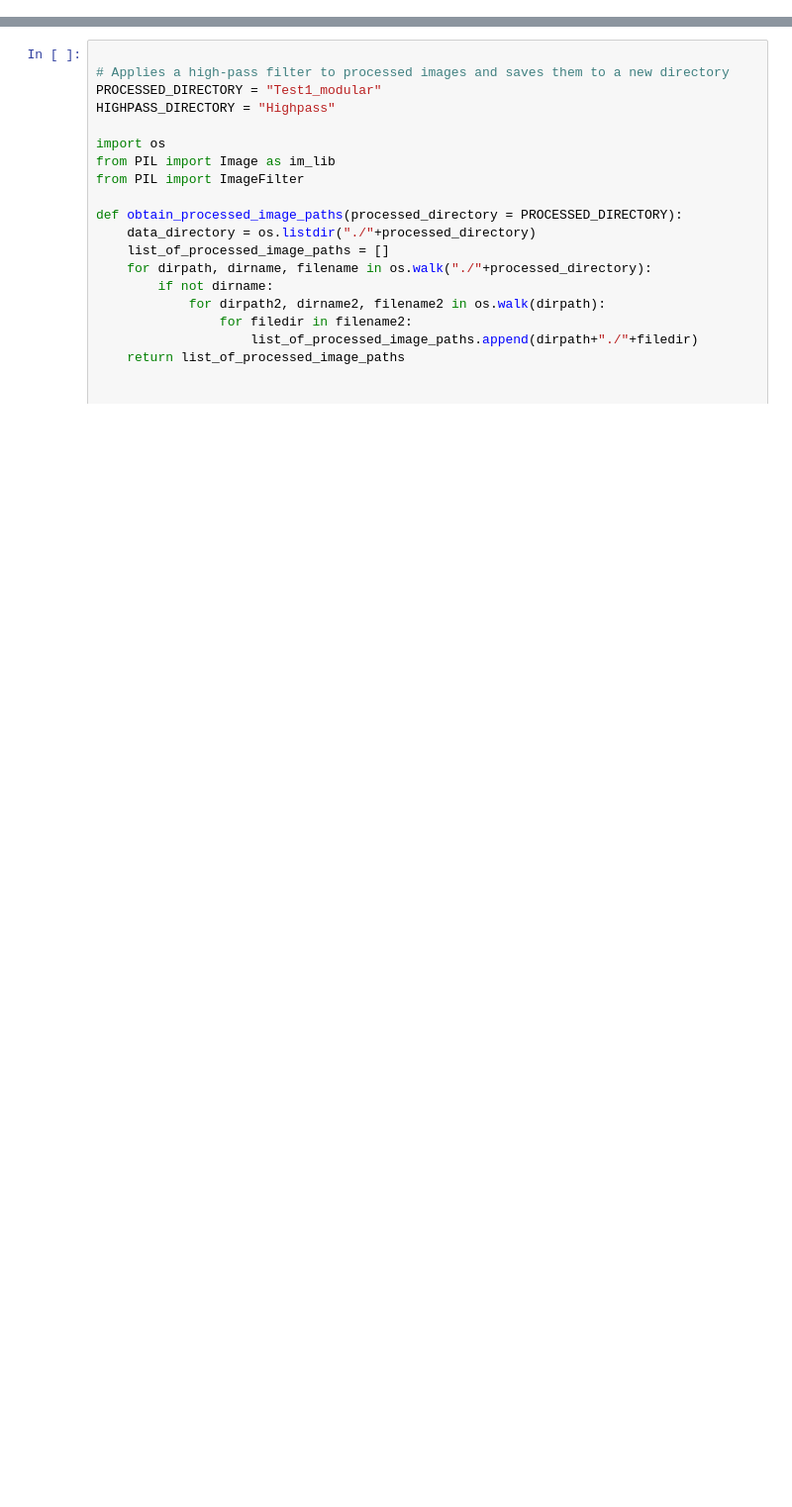
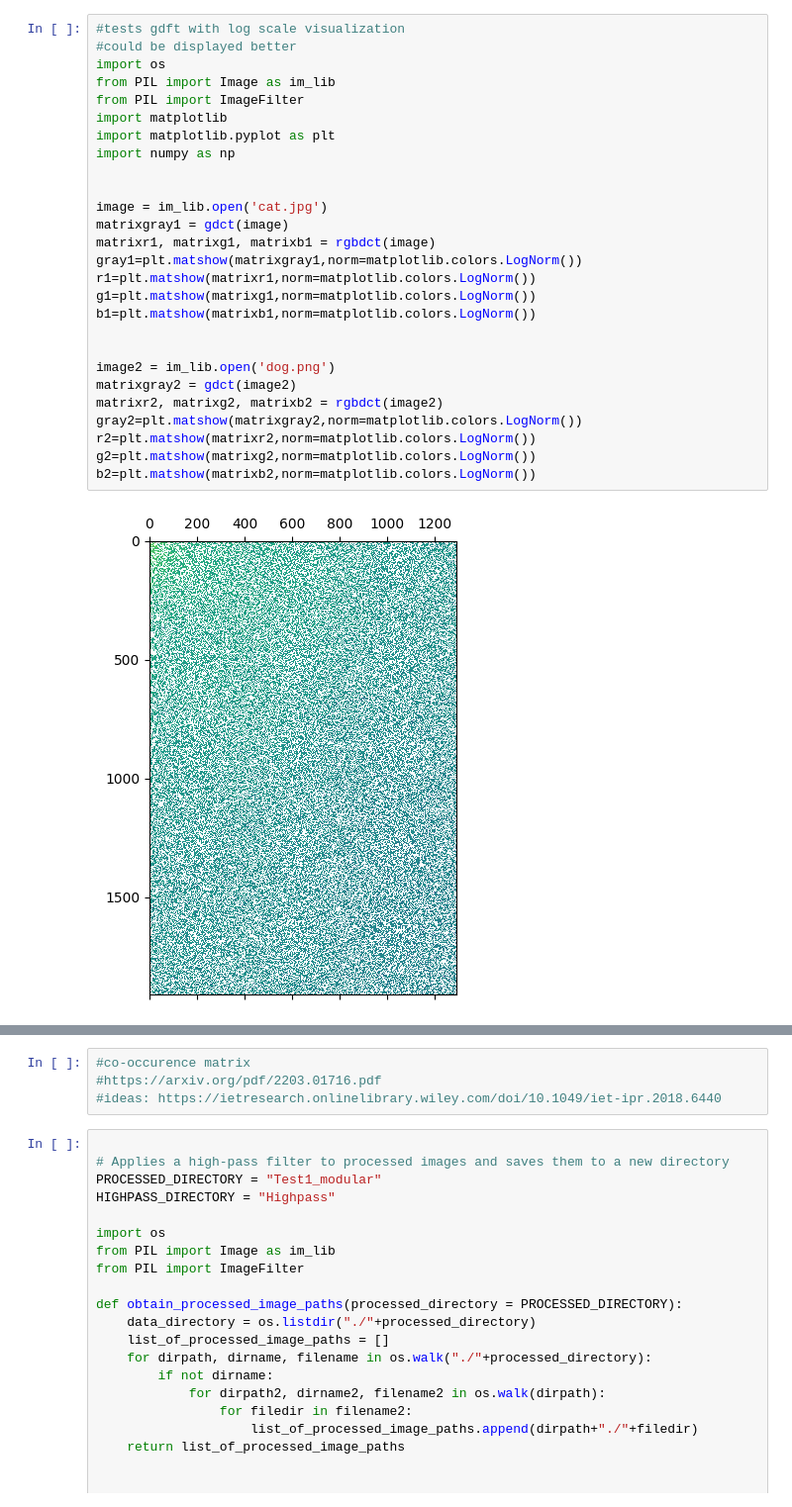
Before and after one commit to Alina-Beaini/AIvsReal, a Jupyter notebook: filters.ipynb, the cells around one changed output, grey strips where cells are left out. Shown at 99% size. Drawn from its saved outputs; the diff is of its cells as text; blank space fills up the shorter version.

```diff
--- a/filters.ipynb
+++ b/filters.ipynb
@@ -0,0 +90,29 @@
+# %%
+#tests gdft with log scale visualization
+#could be displayed better
+import os
+from PIL import Image as im_lib
+from PIL import ImageFilter
+import matplotlib
+import matplotlib.pyplot as plt
+import numpy as np
+
+
+image = im_lib.open('cat.jpg')
+matrixgray1 = gdct(image)
+matrixr1, matrixg1, matrixb1 = rgbdct(image)
+gray1=plt.matshow(matrixgray1,norm=matplotlib.colors.LogNorm())
+r1=plt.matshow(matrixr1,norm=matplotlib.colors.LogNorm())
+g1=plt.matshow(matrixg1,norm=matplotlib.colors.LogNorm())
+b1=plt.matshow(matrixb1,norm=matplotlib.colors.LogNorm())
+
+
+image2 = im_lib.open('dog.png')
+matrixgray2 = gdct(image2)
+matrixr2, matrixg2, matrixb2 = rgbdct(image2)
+gray2=plt.matshow(matrixgray2,norm=matplotlib.colors.LogNorm())
+r2=plt.matshow(matrixr2,norm=matplotlib.colors.LogNorm())
+g2=plt.matshow(matrixg2,norm=matplotlib.colors.LogNorm())
+b2=plt.matshow(matrixb2,norm=matplotlib.colors.LogNorm())
+# %% [output]
+[figure, added]
@@ -1,3 +126,7 @@
+# %%
+#co-occurence matrix
+#https://arxiv.org/pdf/2203.01716.pdf
+#ideas: https://ietresearch.onlinelibrary.wiley.com/doi/10.1049/iet-ipr.2018.6440
 # %%
 
 # Applies a high-pass filter to processed images and saves them to a new directory
```
Also changed, not shown: parts of 5 cells of this notebook, 1 other file.
